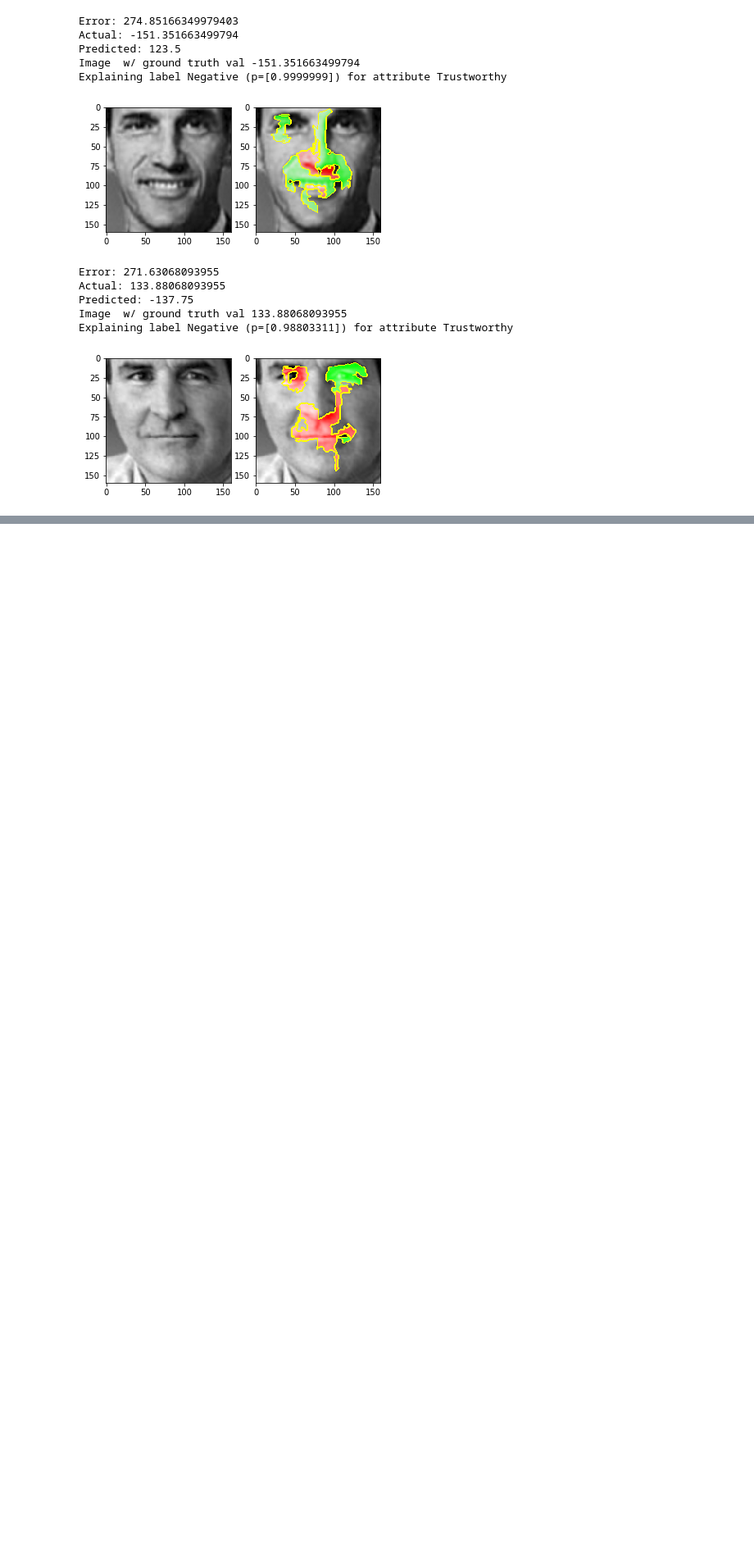
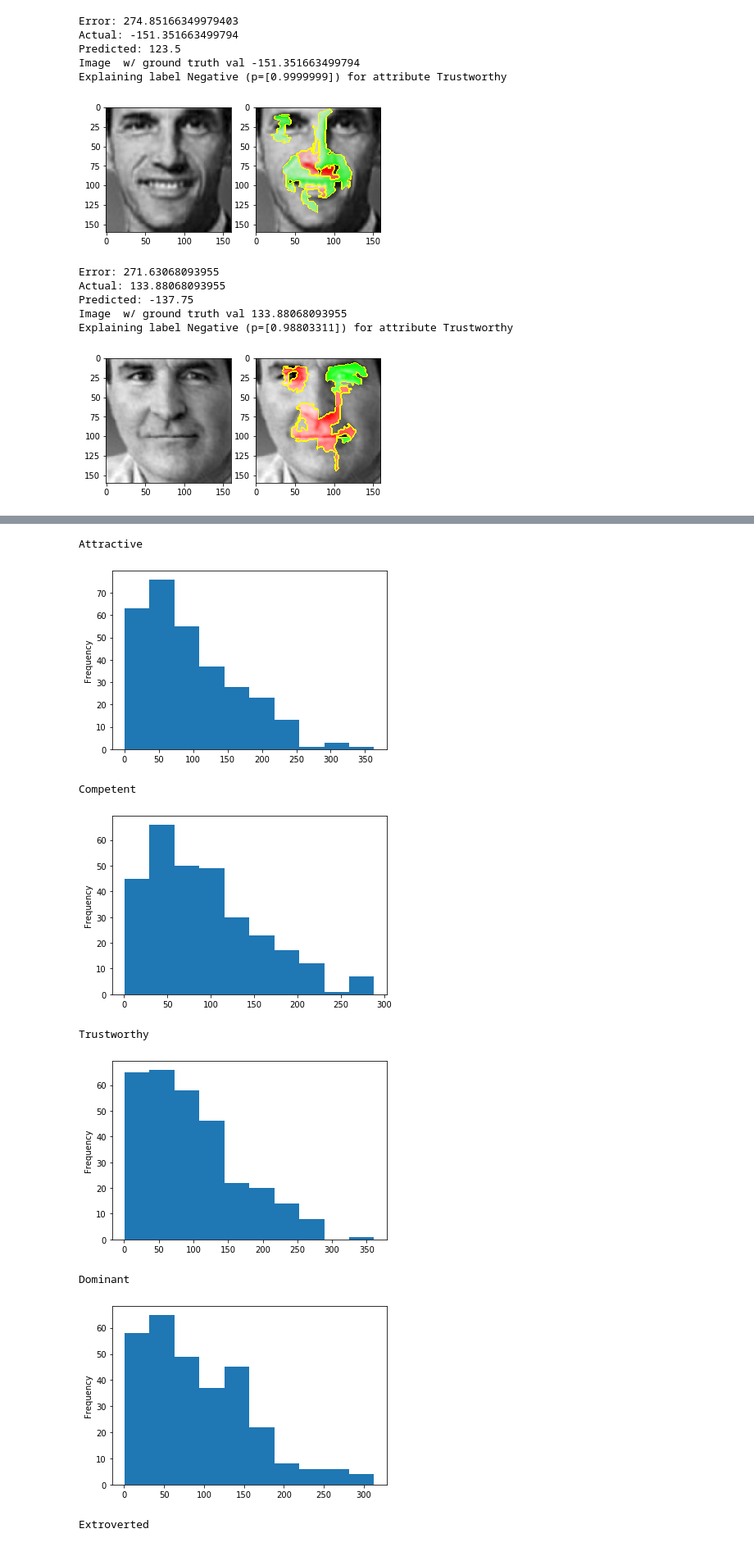
Before and after one commit to ryansteed/learning-appearance-bias, a Jupyter notebook: notebooks/feature-analysis.ipynb, the cells around one changed output, grey strips where cells are left out. Shown at 82% size. Drawn from its saved outputs; the diff is of its cells as text; code cells hidden in the pictures; blank space fills up the shorter version.

```diff
--- a/notebooks/feature-analysis.ipynb
+++ b/notebooks/feature-analysis.ipynb
@@ -692,0 +734,22 @@ Explaining label Negative (p=[0.9999999]) for attribute Trustworthy
+# %%
+for label in LabelLoader.base_labels:
+    print(label)
+    labels_test = LabelLoader("data/random_aligned").get_labels(normalization=True).dropna()
+    errors = merge_x_y(features_test_aligned, labels_test[["Face name", label]])[["Face name", label]]
+    errors['name'] = errors['Face name']
+    errors["actual"] = errors[label]
+    errors["pred"] = reg_aligned.predict(Regressor.make_X(features_test_aligned))
+    errors["error"] = abs(errors["actual"] - errors["pred"])
+    errors = errors.sort_values("error", ascending=False).drop(columns=[label, 'Face name'])
+    errors["error"].plot.hist()
+    plt.show()
+# %% [output]
+Attractive
+[figure, added]
+Competent
+[figure, added]
+Trustworthy
+[figure, added]
+Dominant
+[figure, added]
+Extroverted
```
Also changed, not shown: parts of 15 cells of this notebook, 1 other file.
